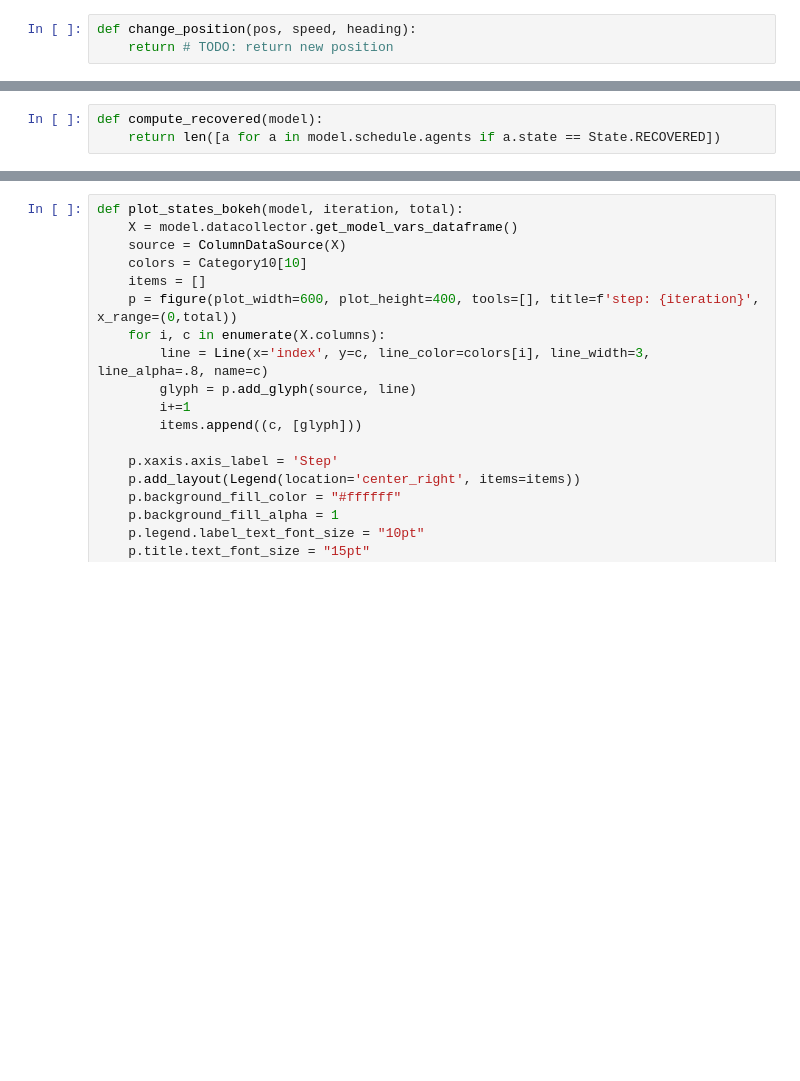
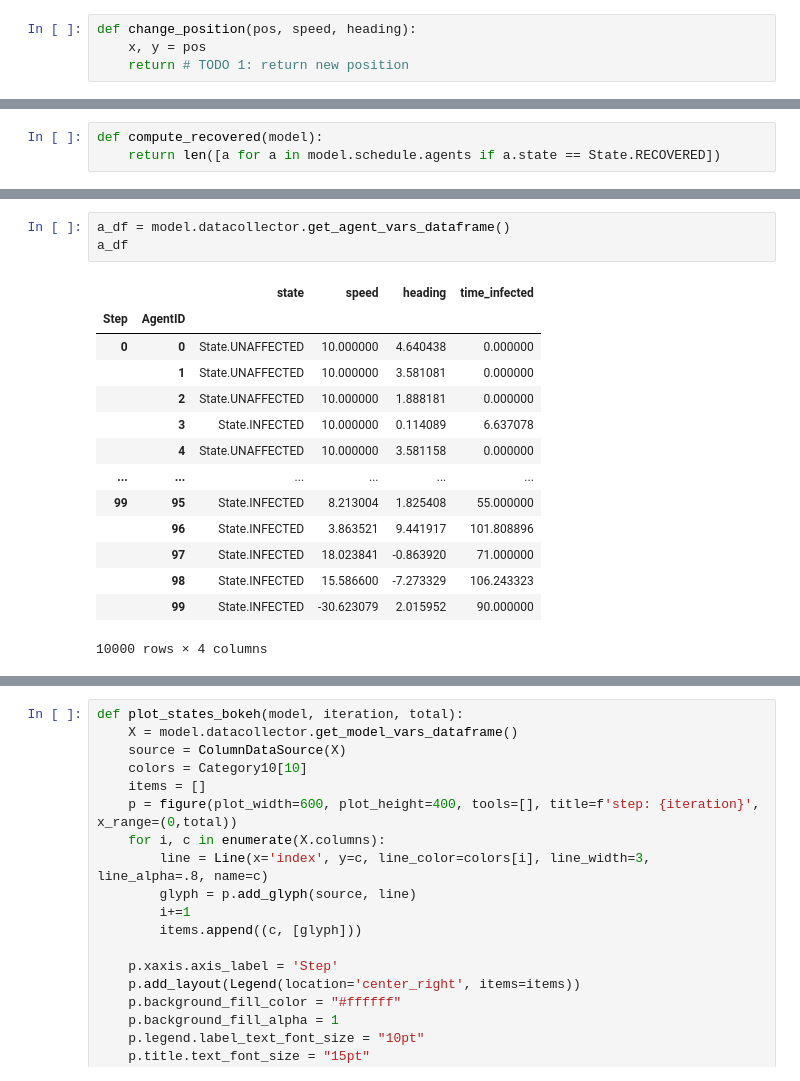
Before and after one commit to kaskadz/mesalab, a Jupyter notebook: MesaTutorial.ipynb, the cells around one changed output, grey strips where cells are left out. Cells and saved outputs as stored; diff of their text form; blank space fills up the shorter version.

```diff
--- a/MesaTutorial.ipynb
+++ b/MesaTutorial.ipynb
@@ -48,6 +50,7 @@ class State(Enum):
 # %%
 def change_position(pos, speed, heading):
-    return # TODO: return new position
+    x, y = pos
+    return # TODO 1: return new position
 # %%
 def change_position(pos, speed, heading):
     x, y = pos
@@ -213,0 +266,18 @@ df = model.datacollector.get_model_vars_dataframe()
+# %%
+a_df = model.datacollector.get_agent_vars_dataframe()
+a_df
+# %% [output]
+|  |  | state | speed | heading | time_infected |
+| Step | AgentID |  |  |  |  |
+| 0 | 0 | State.UNAFFECTED | 10.000000 | 4.640438 | 0.000000 |
+|  | 1 | State.UNAFFECTED | 10.000000 | 3.581081 | 0.000000 |
+|  | 2 | State.UNAFFECTED | 10.000000 | 1.888181 | 0.000000 |
+|  | 3 | State.INFECTED | 10.000000 | 0.114089 | 6.637078 |
+|  | 4 | State.UNAFFECTED | 10.000000 | 3.581158 | 0.000000 |
+| ... | ... | ... | ... | ... | ... |
+| 99 | 95 | State.INFECTED | 8.213004 | 1.825408 | 55.000000 |
+|  | 96 | State.INFECTED | 3.863521 | 9.441917 | 101.808896 |
+|  | 97 | State.INFECTED | 18.023841 | -0.863920 | 71.000000 |
+|  | 98 | State.INFECTED | 15.586600 | -7.273329 | 106.243323 |
+|  | 99 | State.INFECTED | -30.623079 | 2.015952 | 90.000000 |
+10000 rows × 4 columns
```
Also changed, not shown: parts of 18 cells of this notebook.
